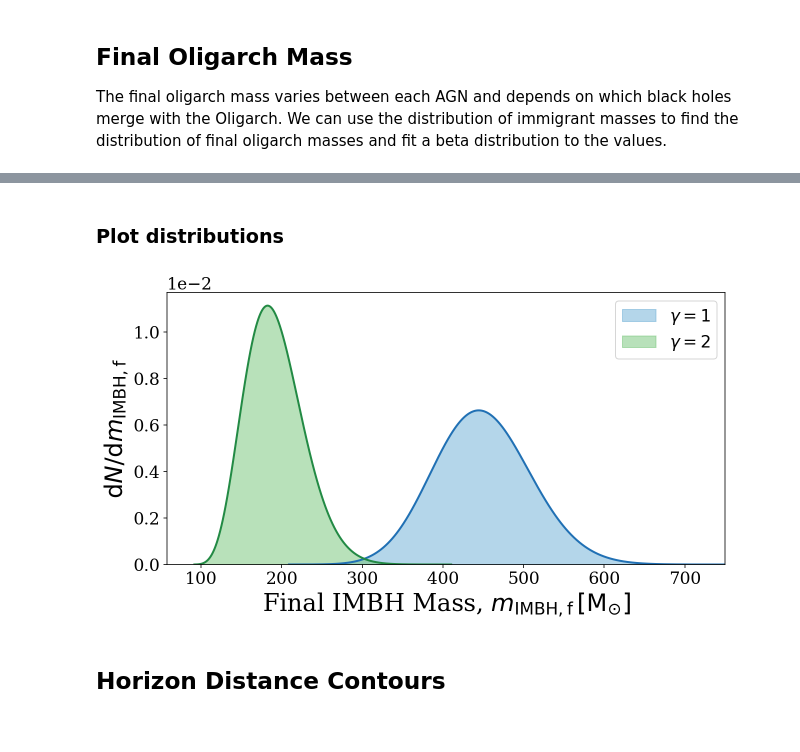
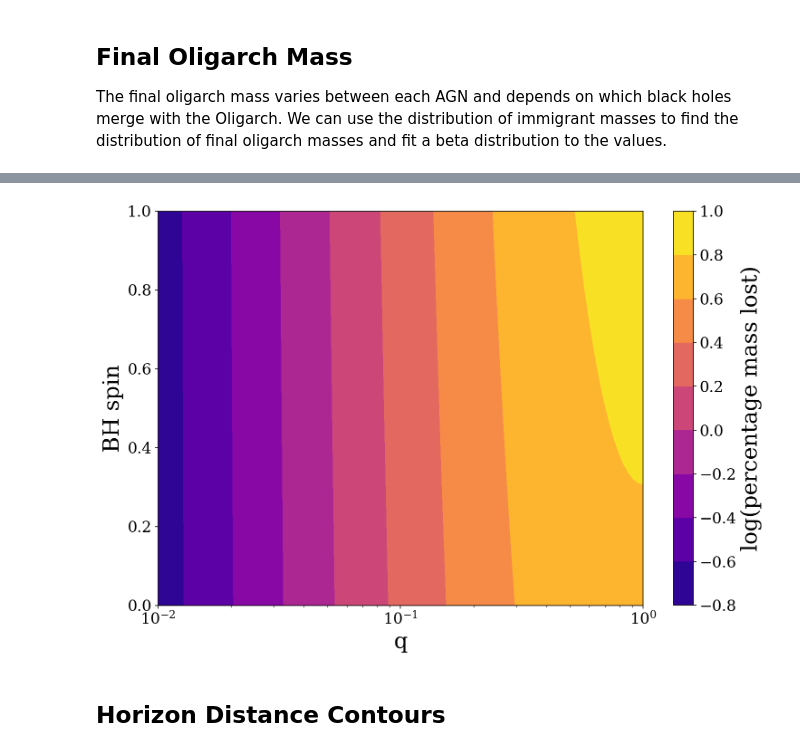
Before and after one commit to TomWagg/AGN-in-LISA, a Jupyter notebook: notebooks/AGN_plots.ipynb, the cells around one changed output, grey strips where cells are left out. Saved outputs shown, nothing was run; the diff lists cells and outputs as text; code cells hidden in the pictures.

Commit message:
update fit to include merger mass loss

```diff
--- a/notebooks/AGN_plots.ipynb
+++ b/notebooks/AGN_plots.ipynb
@@ -286,35 +290,23 @@ plt.show()
-# %% [markdown]
-### Plot distributions
-# %%
-fig, ax = plt.subplots(1, figsize=(10, 5))
-
-a, b, loc, scale = final_oligarch_g1_dist
-x = np.linspace(np.min(final_oligarch_g1_sample.value), np.max(final_oligarch_g1_sample.value), 1000)
-ax.plot(x, stats.beta.pdf(x, a=a, b=b, loc=loc, scale=scale), color=plt.get_cmap("Blues")(0.75), lw=2)
-ax.fill_between(x, 0, stats.beta.pdf(x, a=a, b=b, loc=loc, scale=scale),
-                color=plt.get_cmap("Blues")(0.5), alpha=0.5, label=r"$\gamma=1$")
-
-a, b, loc, scale = final_oligarch_g2_dist
-x = np.linspace(np.min(final_oligarch_g2_sample.value), np.max(final_oligarch_g2_sample.value), 1000)
-ax.plot(x, stats.beta.pdf(x, a=a, b=b, loc=loc, scale=scale), color=plt.get_cmap("Greens")(0.75), lw=2)
-ax.fill_between(x, 0, stats.beta.pdf(x, a=a, b=b, loc=loc, scale=scale),
-                color=plt.get_cmap("Greens")(0.5), alpha=0.5, label=r"$\gamma=2$")
-
-ax.legend(fontsize=0.7*fs)
-ax.ticklabel_format(axis="y", style="sci", scilimits=(0,0))
-
-ax.set_ylim(bottom=0.0)
-ax.set_xlim(right=750)
-
-ax.set_xlabel(r"Final IMBH Mass, $m_{\rm IMBH, f} \, [\rm M_{\odot}]$", fontsize=fs)
-ax.set_ylabel(r"$\mathrm{d} N / \mathrm{d} m_{\rm IMBH, f}$", fontsize=fs)
-ax.tick_params(labelsize=0.7 * fs)
-
-plt.savefig("../plots/final_oligarch_mass.pdf", format="pdf", bbox_inches="tight")
-
-plt.show()
-# %% [output]
-[figure, removed]
+# %%
+q = np.logspace(-2, 0, 100)
+a = np.linspace(0, 1, 150)
+
+Q, A = np.meshgrid(q, a)
+
+diff = merger_mass_loss(Q, A, 0.7)
+# %%
+cont = plt.contourf(q, a, np.log10(diff * 100), cmap="plasma")
+cbar = plt.colorbar(cont)
+cbar.ax.set_ylabel("log(percentage mass lost)")
+
+plt.xlabel("q")
+plt.ylabel("BH spin")
+
+plt.xscale("log")
+
+plt.show()
+# %% [output]
+[figure, added]
 # %% [markdown]
 ## Horizon Distance Contours
 # %%
```
Also changed, not shown: parts of 12 cells of this notebook, 2 other files.
